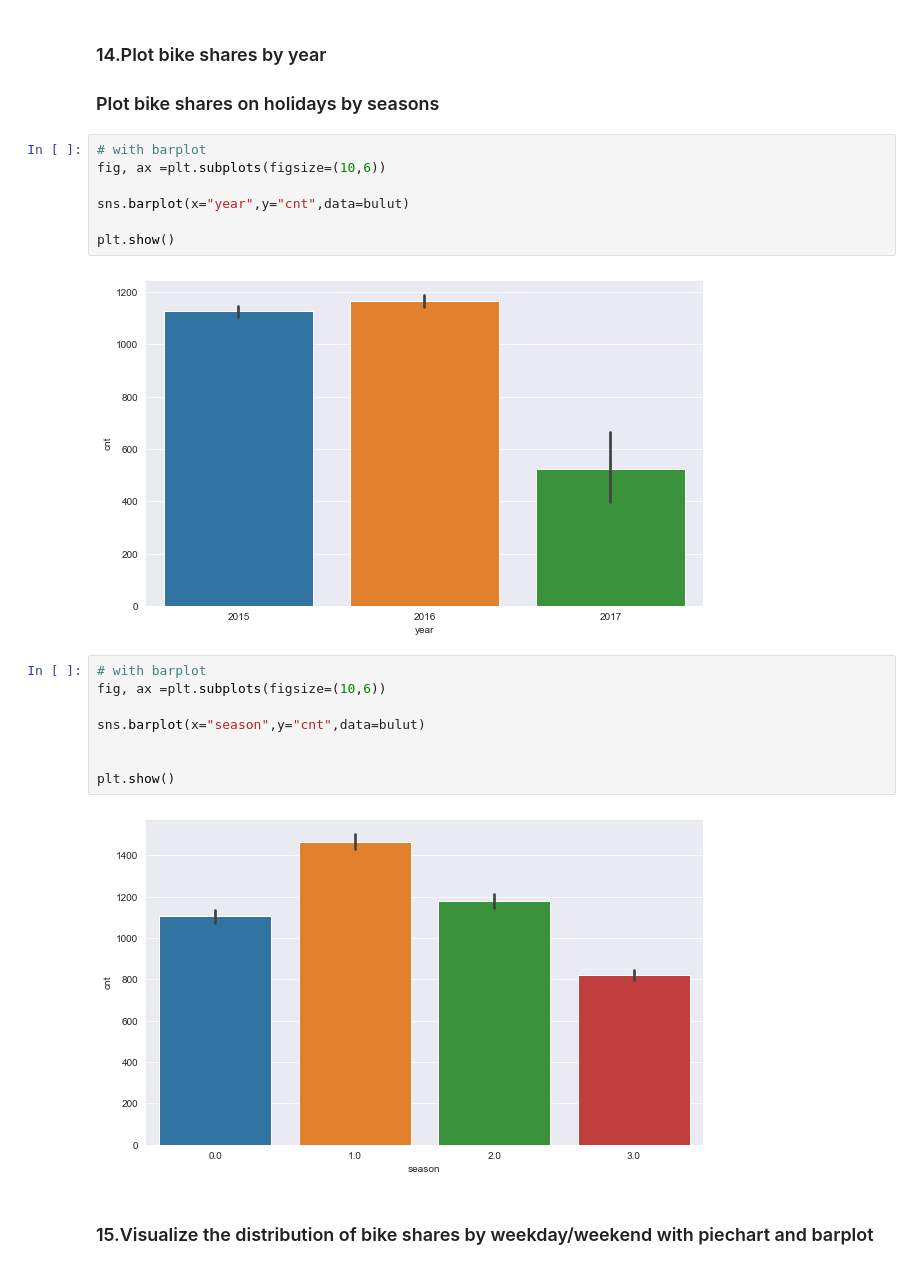
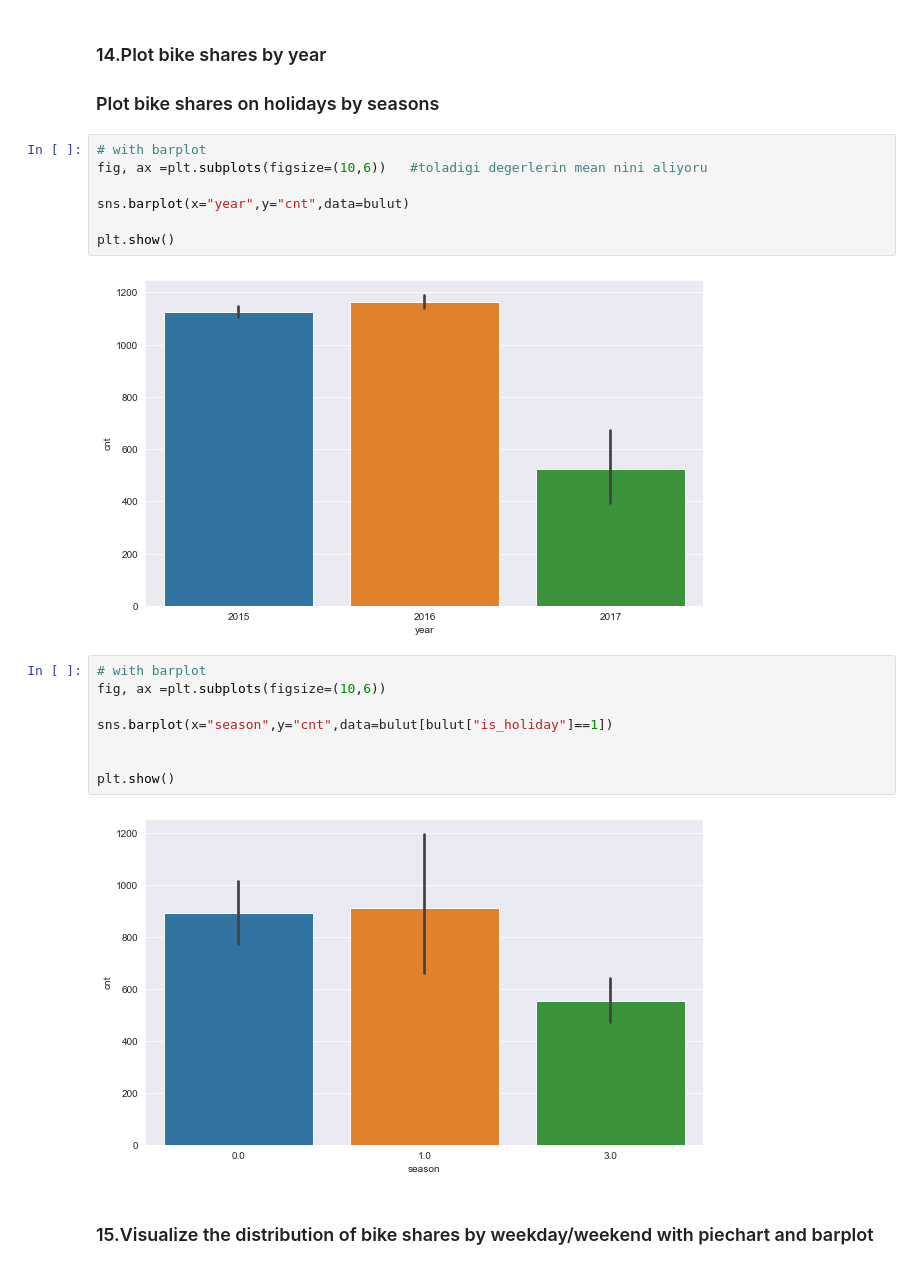
Before and after one commit to Ahmet-Burhan/Data_Science, a Jupyter notebook: Projects/Mini Project DW/DV_capstone_project.ipynb, the cells around one changed output. Drawn from its saved outputs; the diff is of its cells as text.

```diff
--- a/Projects/Mini Project DW/DV_capstone_project.ipynb
+++ b/Projects/Mini Project DW/DV_capstone_project.ipynb
@@ -294,7 +282,7 @@ plt.show()
 ### Plot bike shares on holidays by seasons
 # %%
 # with barplot
-fig, ax =plt.subplots(figsize=(10,6))
+fig, ax =plt.subplots(figsize=(10,6))   #toladigi degerlerin mean nini aliyoru
 
 sns.barplot(x="year",y="cnt",data=bulut)
 
@@ -304,13 +292,13 @@ plt.show()
 # %%
 # with barplot
 fig, ax =plt.subplots(figsize=(10,6))
 
-sns.barplot(x="season",y="cnt",data=bulut)
+sns.barplot(x="season",y="cnt",data=bulut[bulut["is_holiday"]==1])
 
 
 plt.show()
 # %% [output]
-[figure, old version]
+[figure, new version]
 # %% [markdown]
 ### 15.Visualize the distribution of bike shares by weekday/weekend with piechart and barplot
 # %%
```
Also changed, not shown: parts of 15 cells of this notebook, 12 other files.
